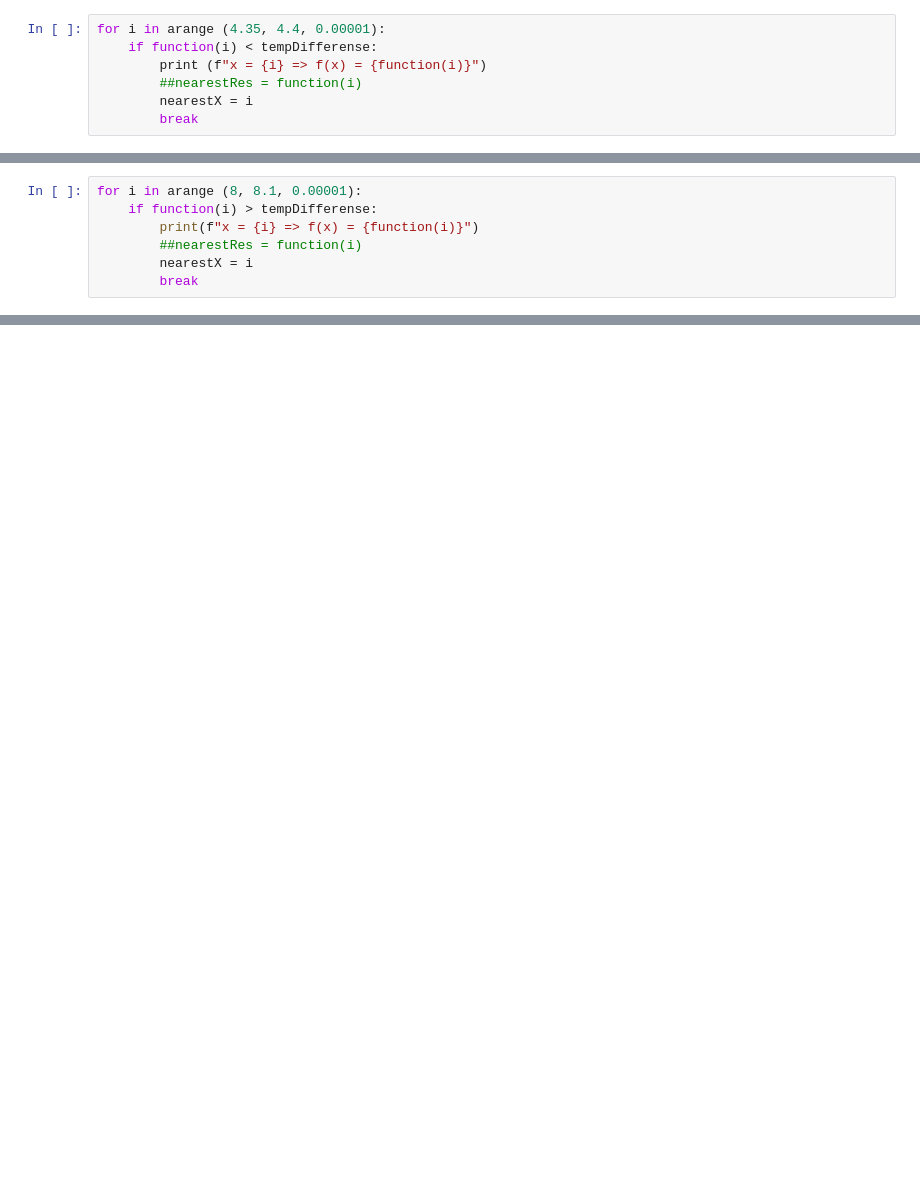
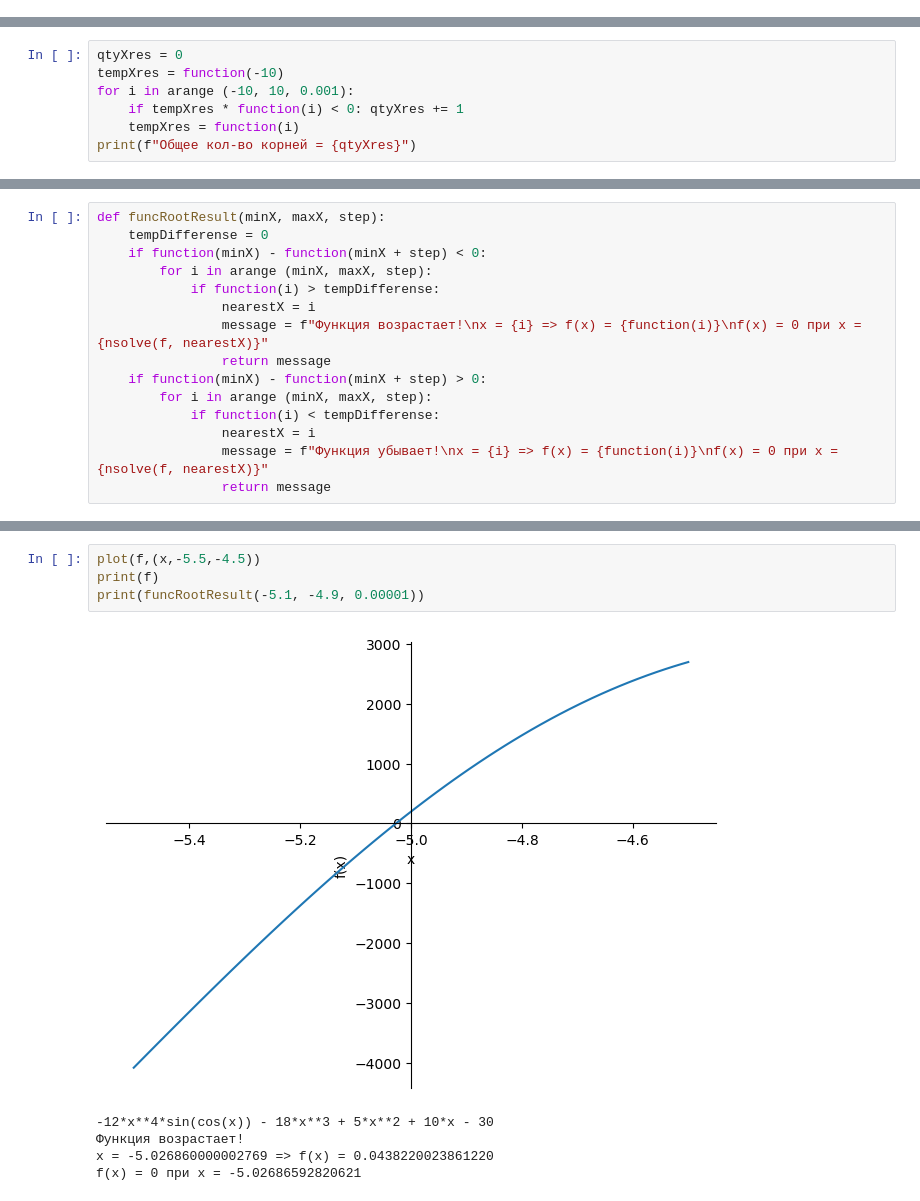
Before and after one commit to ssturch/GB_education, a Jupyter notebook: Python/seminar_10/jupiter notebook exercise.ipynb, the cells around one changed output, grey strips where cells are left out. Drawn from its saved outputs; the diff is of its cells as text; blank space fills up the shorter version.

```diff
--- a/Python/seminar_10/jupiter notebook exercise.ipynb
+++ b/Python/seminar_10/jupiter notebook exercise.ipynb
@@ -93,7 +0,0 @@ plot(f,(x,3,5))
-# %%
-for i in arange (4.35, 4.4, 0.00001):
-    if function(i) < tempDifferense:
-        print (f"x = {i} => f(x) = {function(i)}")
-        ##nearestRes = function(i)
-        nearestX = i
-        break
@@ -111,7 +0,0 @@ plot(f,(x,7.5,8.5))
-# %%
-for i in arange (8, 8.1, 0.00001):
-    if function(i) > tempDifferense:
-        print(f"x = {i} => f(x) = {function(i)}")
-        ##nearestRes = function(i)
-        nearestX = i
-        break
@@ -123,0 +52,7 @@ nsolve(f, nearestX)
+# %%
+qtyXres = 0
+tempXres = function(-10)
+for i in arange (-10, 10, 0.001):
+    if tempXres * function(i) < 0: qtyXres += 1
+    tempXres = function(i)
+print(f"Общее кол-во корней = {qtyXres}")
@@ -123,0 +65,15 @@ nsolve(f, nearestX)
+# %%
+def funcRootResult(minX, maxX, step):
+    tempDifferense = 0
+    if function(minX) - function(minX + step) < 0:
+        for i in arange (minX, maxX, step):
+            if function(i) > tempDifferense:
+                nearestX = i
+                message = f"Функция возрастает!\nx = {i} => f(x) = {function(i)}\nf(x) = 0 при x = {nsolve(f, nearestX)}"
+                return message
+    if function(minX) - function(minX + step) > 0:
+        for i in arange (minX, maxX, step):
+            if function(i) < tempDifferense:
+                nearestX = i
+                message = f"Функция убывает!\nx = {i} => f(x) = {function(i)}\nf(x) = 0 при x = {nsolve(f, nearestX)}"
+                return message
@@ -123,0 +96,10 @@ nsolve(f, nearestX)
+# %%
+plot(f,(x,-5.5,-4.5))
+print(f)
+print(funcRootResult(-5.1, -4.9, 0.00001))
+# %% [output]
+[figure, added]
+-12*x**4*sin(cos(x)) - 18*x**3 + 5*x**2 + 10*x - 30
+Функция возрастает!
+x = -5.026860000002769 => f(x) = 0.0438220023861220
+f(x) = 0 при x = -5.02686592820621
```
Also changed, not shown: parts of 53 cells of this notebook.
